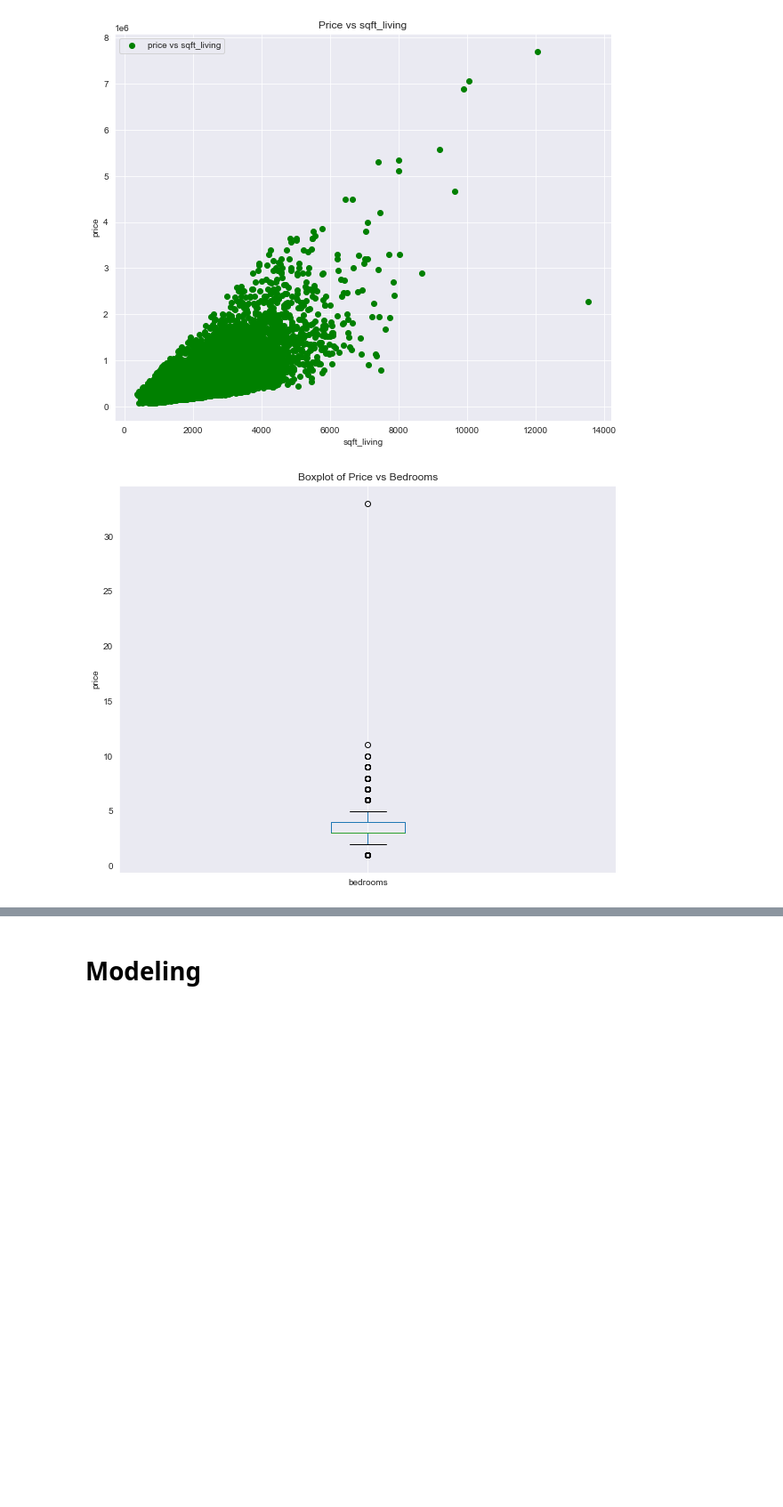
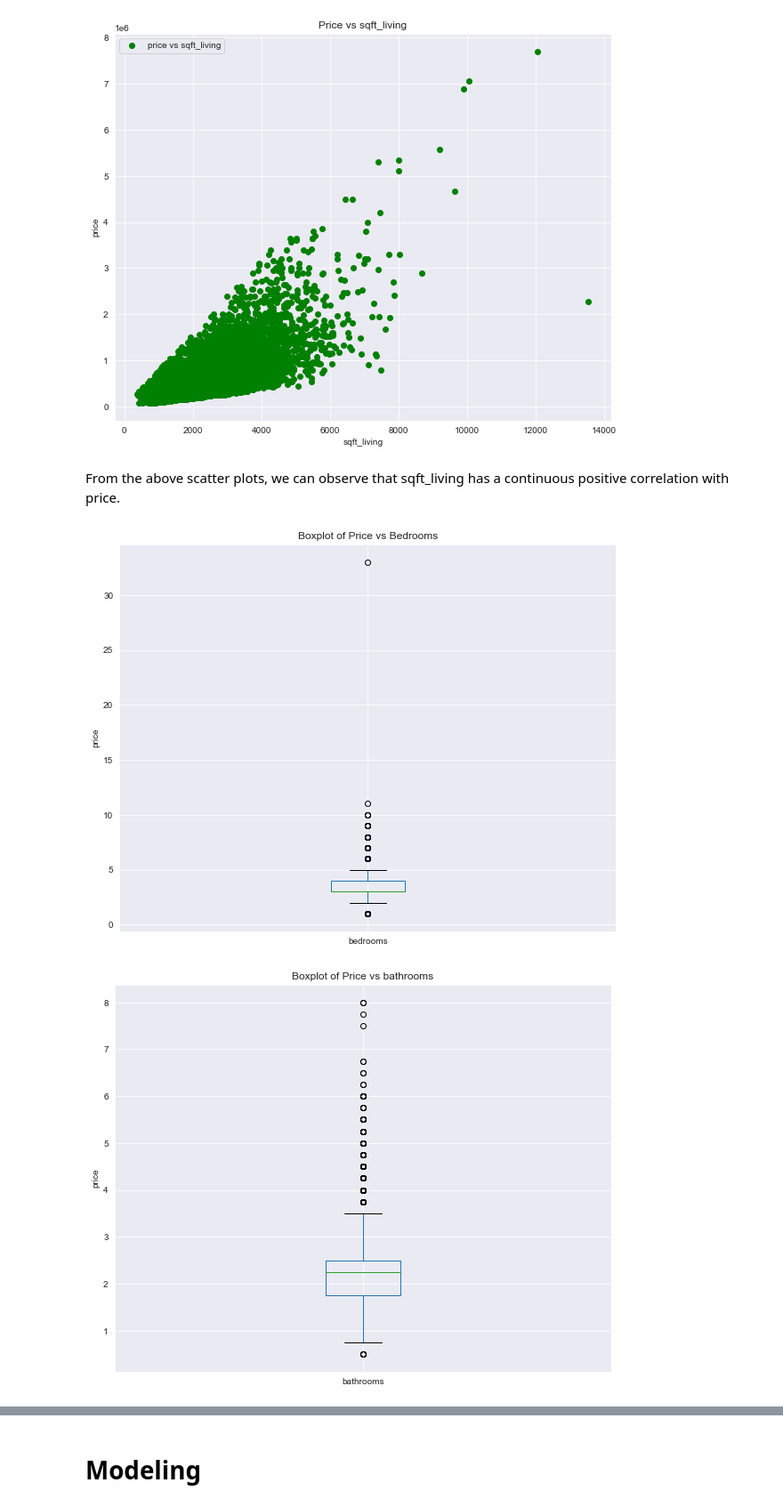
Before and after one commit to Lucy-Munge/dsc-phase-2-project-v2-3, a Jupyter notebook: student.ipynb, the cells around one changed output, grey strips where cells are left out. Shown: that part at 89% size. Drawn from its saved outputs; the diff is of its cells as text; code cells hidden in the pictures; blank space fills up the shorter version.

Commit message:
Visualization

```diff
--- a/student.ipynb
+++ b/student.ipynb
@@ -260,17 +260,34 @@ plt.show();
 [figure]
 [figure]
 [figure]
+# %% [markdown]
+From the above scatter plots, we can observe that sqft_living has a continuous positive correlation with price.
 # %%
+
 # Create a boxplot for all columns
-plt.figure(figsize=(10, 8))
+plt.figure(figsize=(10,8))
 housing_new_data.boxplot(column='bedrooms')
 plt.title('Boxplot of Price vs Bedrooms')
 plt.ylabel('price')
+plt.show()
 
+plt.figure(figsize=(10,8))
+housing_new_data.boxplot(column='bathrooms')
+plt.title('Boxplot of Price vs bathrooms')
+plt.ylabel('price')
+plt.show()
 
-plt.grid(axis='y')  # Add a horizontal grid
+plt.figure(figsize=(10,8))
+housing_new_data.boxplot(column='floors')
+plt.title('Boxplot of Price vs floors')
+plt.ylabel('price')
+plt.show()
 
-# Show the boxplot
+plt.figure(figsize=(10,8))
+housing_new_data.boxplot(column='sqft_living')
+plt.title('Boxplot of Price vs sqft_living')
+plt.ylabel('price')
 plt.show()
 # %% [output]
 [figure]
+[figure, added]
```
Also changed, not shown: parts of 6 cells of this notebook.
